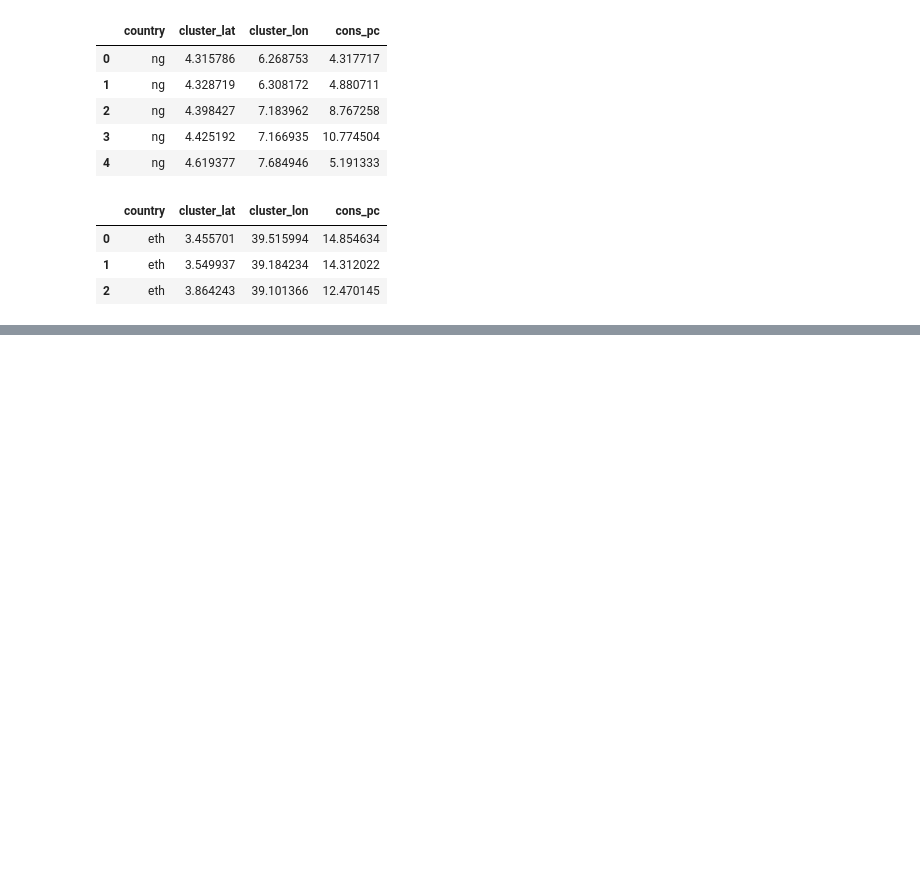
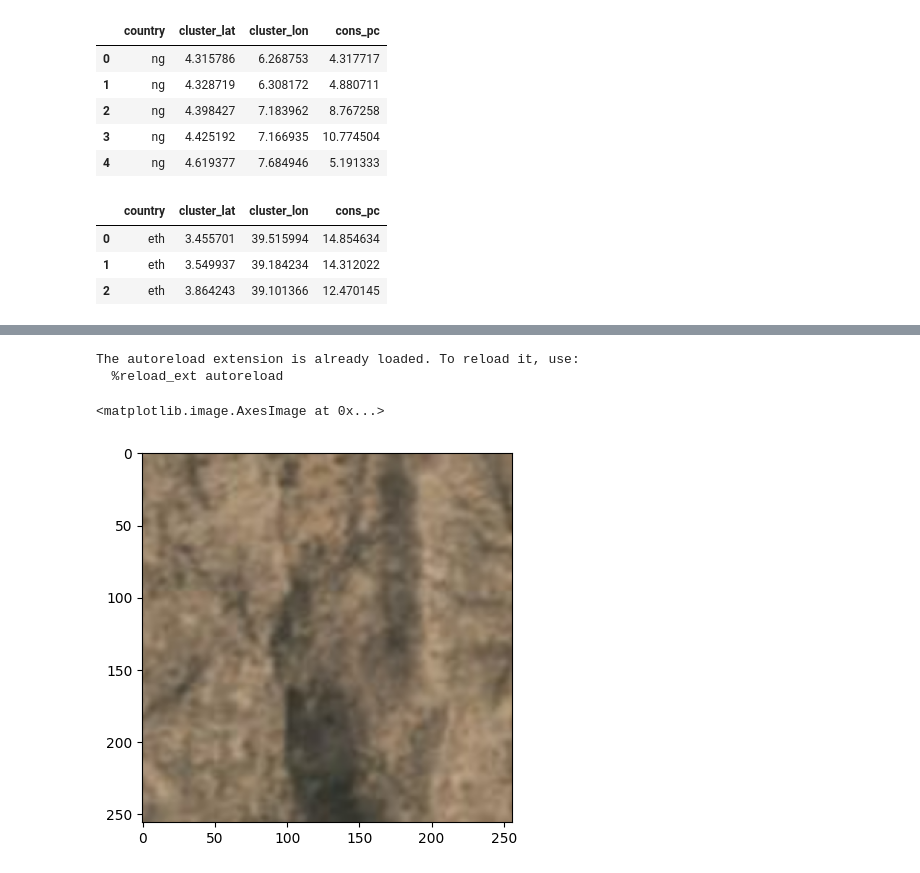
Before and after one commit to ladis-jil/Predicting-Economic-Activity-Satelite-Imagery, a Jupyter notebook: test_notebook.ipynb, the cells around one changed output, grey strips where cells are left out. Saved outputs shown, nothing was run; the diff lists cells and outputs as text; code cells hidden in the pictures; blank space fills up the shorter version.

Commit message:
extract images

```diff
--- a/test_notebook.ipynb
+++ b/test_notebook.ipynb
@@ -272,0 +310,2 @@ df_eth_download
+# %%
+df_mod_download = drop_0s(df_potential_download, fr=0.1)
@@ -272,0 +315,2 @@ df_eth_download
+# %%
+df_mod_download = drop_in_range(df_mod_download, lower=0.001, upper=3, fr=0.4)
@@ -272,0 +320,2 @@ df_eth_download
+# %%
+df_mod_download = drop_0s(df_mod_download, fr=0.2)
@@ -304,0 +356,11 @@ m.save('index.html')
+# %%
+def create_nightlights_bin(df, cutoffs):
+    assert len(cutoffs) >= 2, print('need at least 2 bins')
+    cutoffs = sorted(cutoffs, reverse=True)
+    labels = list(range(len(cutoffs)))[::-1]
+    df['nightlights_bin'] = len(cutoffs)
+    for cutoff, label in zip(cutoffs, labels):
+        df['nightlights_bin'].loc[df['nightlights'] <= cutoff] = label
+
+df_download = df_mod_download.copy()
+create_nightlights_bin(df_download, cutoffs=[label0_max, label1_max, label2_max])
@@ -304,0 +394,23 @@ m.save('index.html')
+# %%
+from utils import PlanetDownloader
+import matplotlib.pyplot as plt
+%load_ext autoreload
+%autoreload 2
+
+client = PlanetDownloader("PLAK43c02f71cade46f3aaf5297a47e70871")
+X = []
+# iterate between df df_download and donwload images
+for i, row in df_download.iterrows():
+    lat = row['image_lat']
+    lon = row['image_lon']
+    img = client.download_image(lat, lon, 2015, 1, 2016, 12)
+    if img is not None:
+        X.append(img)
+        break
+
+# show X
+# %% [output]
+The autoreload extension is already loaded. To reload it, use:
+  %reload_ext autoreload
+<matplotlib.image.AxesImage at 0x...>
+[figure, added]
```
Also changed, not shown: parts of 22 cells of this notebook, 4 other files.
